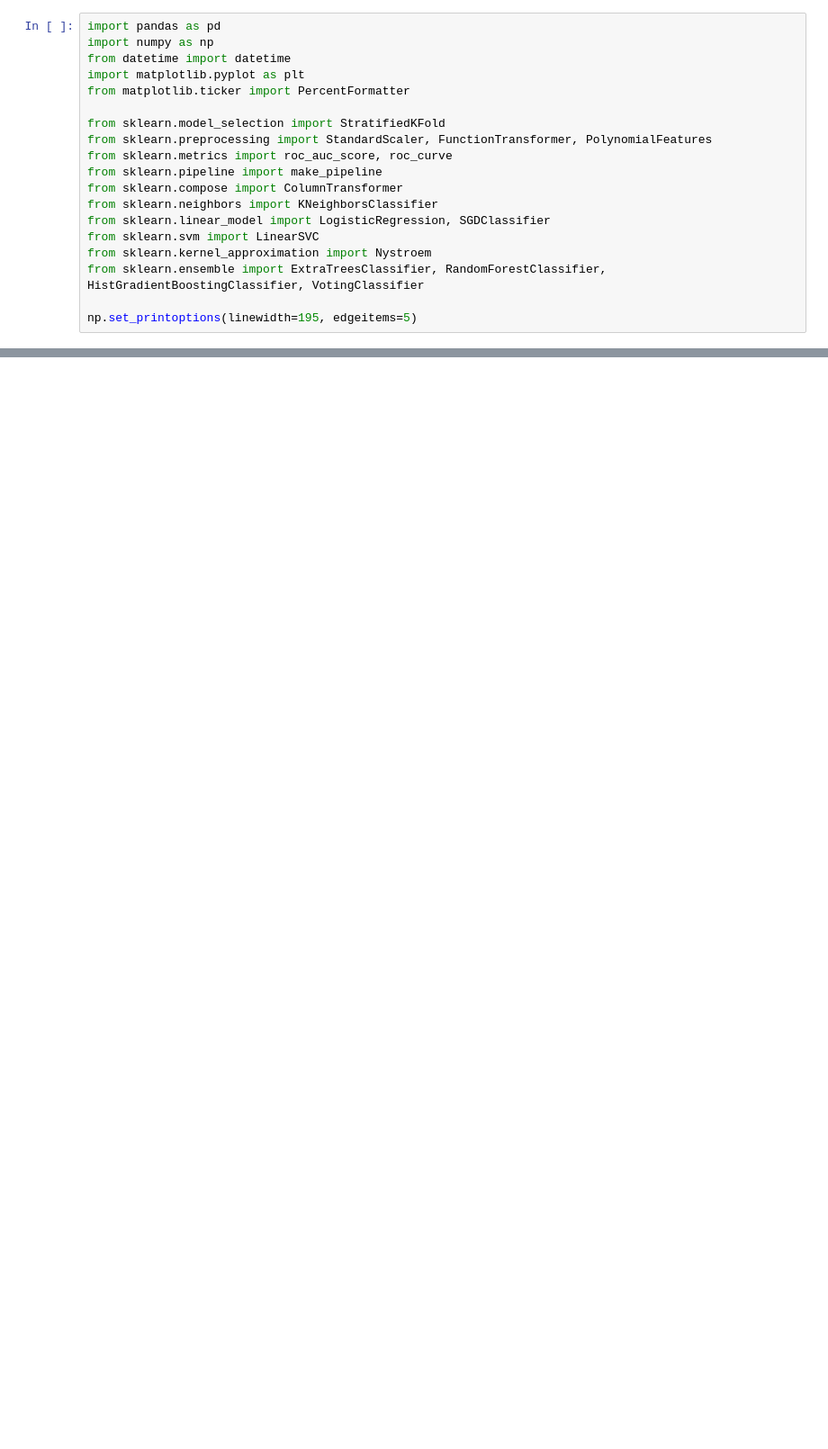
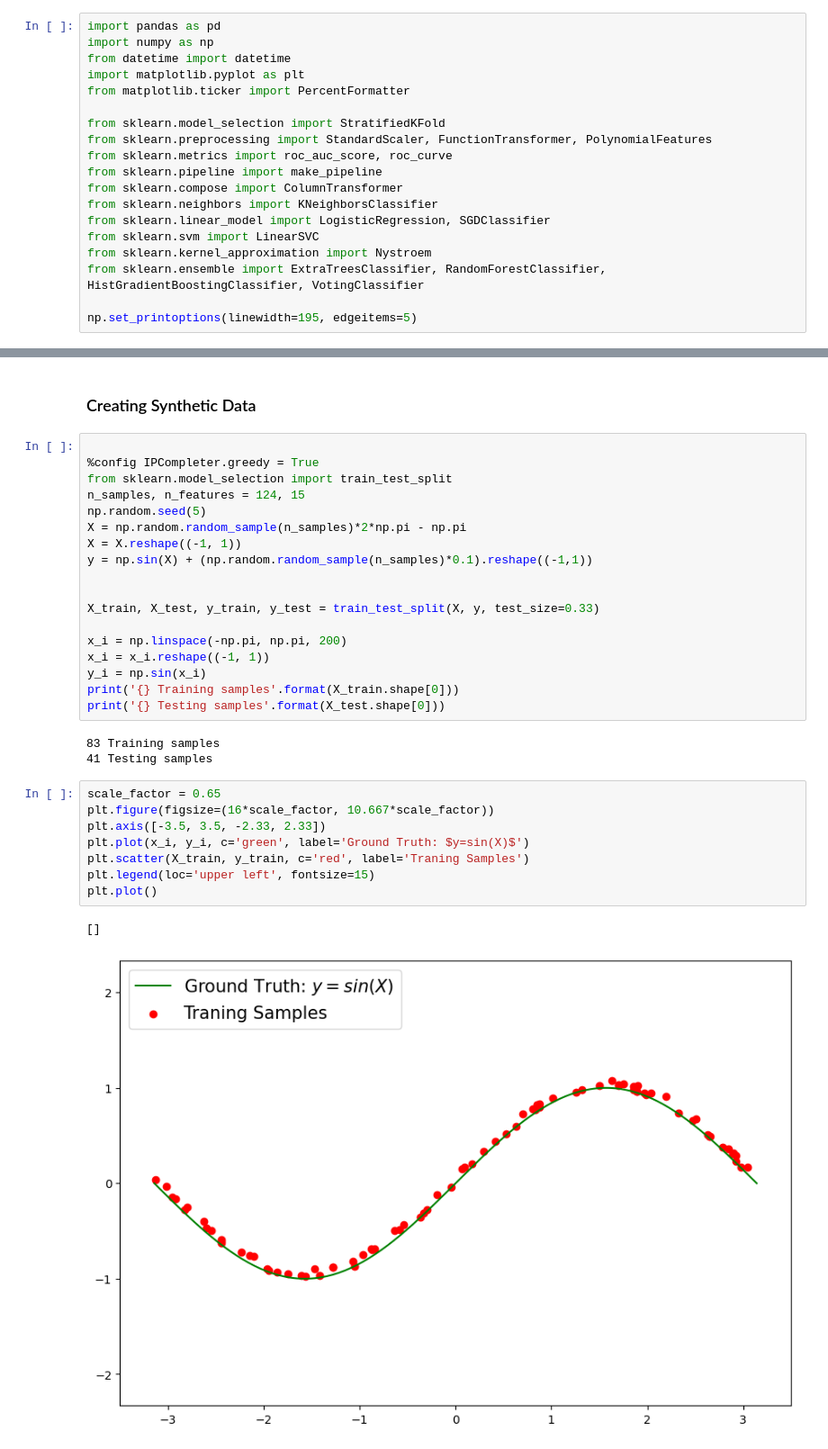
Before and after one commit to snajme/Capital-MarketML, a Jupyter notebook: NominalandRealFedFundsRateAnalysis.ipynb, the cells around one changed output, grey strips where cells are left out. Shown at 90% size. Saved outputs shown, nothing was run; the diff lists cells and outputs as text; blank space fills up the shorter version.

```diff
--- a/NominalandRealFedFundsRateAnalysis.ipynb
+++ b/NominalandRealFedFundsRateAnalysis.ipynb
@@ -38,0 +51,34 @@ TypeError: Axes.scatter() missing 1 required positional argument: 'y'
+# %% [markdown]
+### Creating Synthetic Data
+# %%
+
+%config IPCompleter.greedy = True
+from sklearn.model_selection import train_test_split
+n_samples, n_features = 124, 15
+np.random.seed(5)
+X = np.random.random_sample(n_samples)*2*np.pi - np.pi
+X = X.reshape((-1, 1))
+y = np.sin(X) + (np.random.random_sample(n_samples)*0.1).reshape((-1,1))
+
+
+X_train, X_test, y_train, y_test = train_test_split(X, y, test_size=0.33)
+
+x_i = np.linspace(-np.pi, np.pi, 200)
+x_i = x_i.reshape((-1, 1))
+y_i = np.sin(x_i)
+print('{} Training samples'.format(X_train.shape[0]))
+print('{} Testing samples'.format(X_test.shape[0]))
+# %% [output]
+83 Training samples
+41 Testing samples
+# %%
+scale_factor = 0.65
+plt.figure(figsize=(16*scale_factor, 10.667*scale_factor))
+plt.axis([-3.5, 3.5, -2.33, 2.33])
+plt.plot(x_i, y_i, c='green', label='Ground Truth: $y=sin(X)$')
+plt.scatter(X_train, y_train, c='red', label='Traning Samples')
+plt.legend(loc='upper left', fontsize=15)
+plt.plot()
+# %% [output]
+[]
+[figure, added]
```
Also changed, not shown: parts of 8 cells of this notebook.
